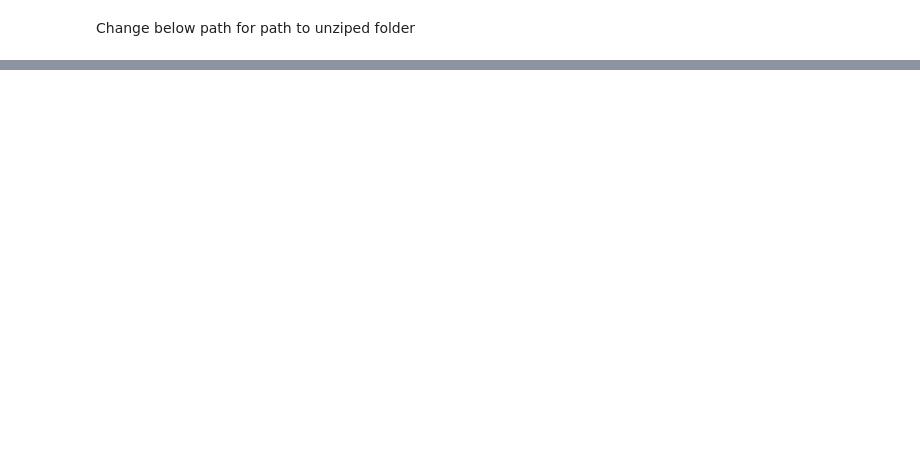
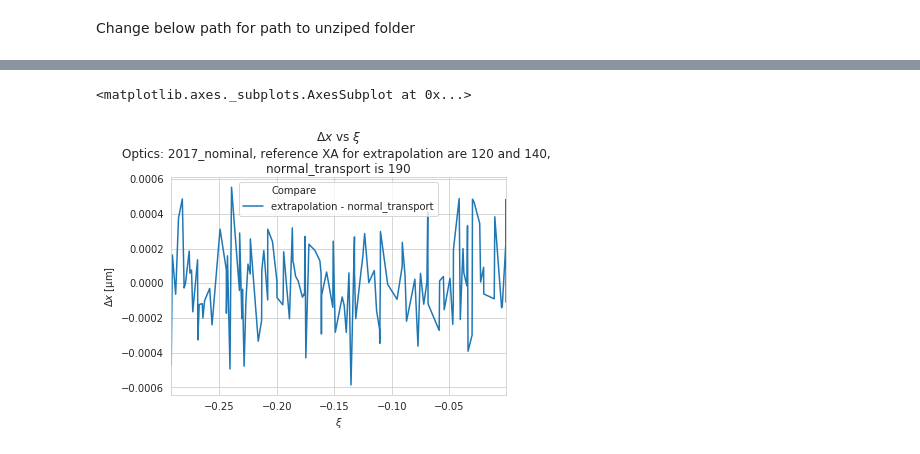
Before and after one commit to mucharafal/optics_generator_python, a Jupyter notebook: notebooks/Transport Track 2017 Nominal.ipynb, the cells around one changed output, grey strips where cells are left out. Drawn from its saved outputs; the diff is of its cells as text; code cells hidden in the pictures; blank space fills up the shorter version.

Commit message:
Add extrapolation of XA

```diff
--- a/notebooks/Transport Track 2017 Nominal.ipynb
+++ b/notebooks/Transport Track 2017 Nominal.ipynb
@@ -66,0 +110,4 @@ plotter.plot_from_one_matrix("pt", "theta y", matrix, mapping, axes, 1, 1, title
+# %%
+def transporter_extrapolation(madx_configuration, particles):
+    segments_extrapolated = extrapolated_transport.transport(particles, 190, track_configuration_xa1, 120, track_configuration_xa2, 140)
+    return segments_extrapolated
@@ -66,0 +117,11 @@ plotter.plot_from_one_matrix("pt", "theta y", matrix, mapping, axes, 1, 1, title
+# %%
+transporters = {
+    "extrapolation": (transporter_extrapolation, None, mapping),
+    "normal_transport": (ptg.transport, track_configuration, mapping)
+}
+# %%
+title_sufix = "Optics: 2017_nominal, reference XA for extrapolation are 120 and 140, \nnormal_transport is 190"
+transport_compare.compare(bunch_configuration, transporters, "x", "pt", title_sufix=title_sufix)
+# %% [output]
+<matplotlib.axes._subplots.AxesSubplot at 0x...>
+[figure, added]
```
Also changed, not shown: parts of 13 cells of this notebook, 2 other files.
